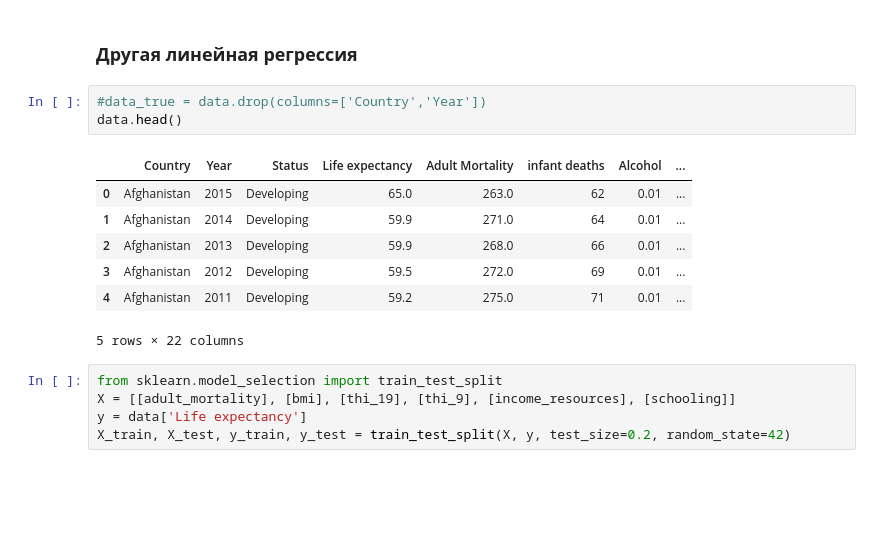
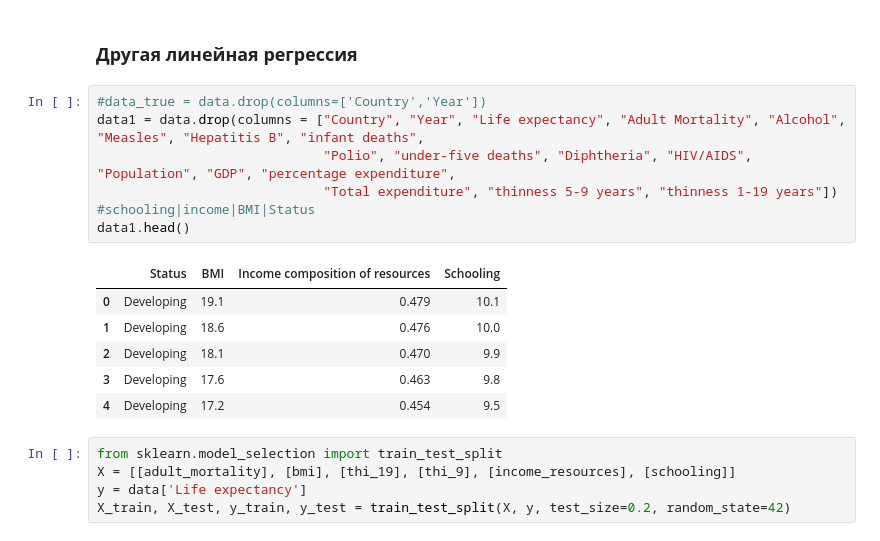
Before and after one commit to LlirikOknessu/tpu-8e22-ML-course, a Jupyter notebook: Shtefan/Untitled.ipynb, the cells around one changed output. Cells and saved outputs as stored; diff of their text form; blank space fills up the shorter version.

```diff
--- a/Shtefan/Untitled.ipynb
+++ b/Shtefan/Untitled.ipynb
@@ -189,15 +181,18 @@ mse.mean()
 ### **Другая линейная регрессия**
 # %%
 #data_true = data.drop(columns=['Country','Year'])
-data.head()
+data1 = data.drop(columns = ["Country", "Year", "Life expectancy", "Adult Mortality", "Alcohol", "Measles", "Hepatitis B", "infant deaths",
+                             "Polio", "under-five deaths", "Diphtheria", "HIV/AIDS", "Population", "GDP", "percentage expenditure",
+                             "Total expenditure", "thinness 5-9 years", "thinness 1-19 years"])
+#schooling|income|BMI|Status
+data1.head()
 # %% [output]
-|  | Country | Year | Status | Life expectancy | Adult Mortality | infant deaths | Alcohol | ... |
-| 0 | Afghanistan | 2015 | Developing | 65.0 | 263.0 | 62 | 0.01 | ... |
-| 1 | Afghanistan | 2014 | Developing | 59.9 | 271.0 | 64 | 0.01 | ... |
-| 2 | Afghanistan | 2013 | Developing | 59.9 | 268.0 | 66 | 0.01 | ... |
-| 3 | Afghanistan | 2012 | Developing | 59.5 | 272.0 | 69 | 0.01 | ... |
-| 4 | Afghanistan | 2011 | Developing | 59.2 | 275.0 | 71 | 0.01 | ... |
+|  | Status | BMI | Income composition of resources | Schooling |
+| 0 | Developing | 19.1 | 0.479 | 10.1 |
+| 1 | Developing | 18.6 | 0.476 | 10.0 |
+| 2 | Developing | 18.1 | 0.470 | 9.9 |
+| 3 | Developing | 17.6 | 0.463 | 9.8 |
+| 4 | Developing | 17.2 | 0.454 | 9.5 |
-5 rows × 22 columns
 # %%
 from sklearn.model_selection import train_test_split
 X = [[adult_mortality], [bmi], [thi_19], [thi_9], [income_resources], [schooling]]
```
Also changed, not shown: parts of 5 cells of this notebook, 1 other file.
